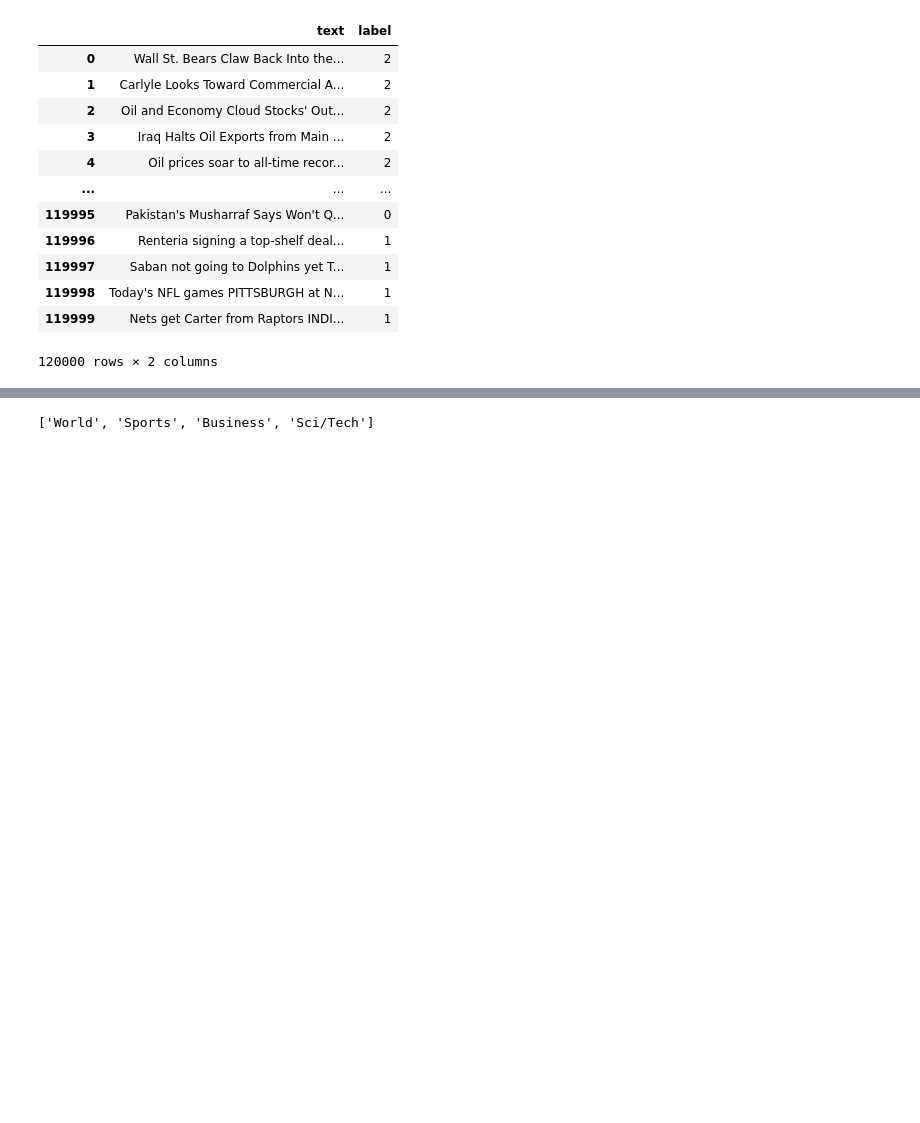
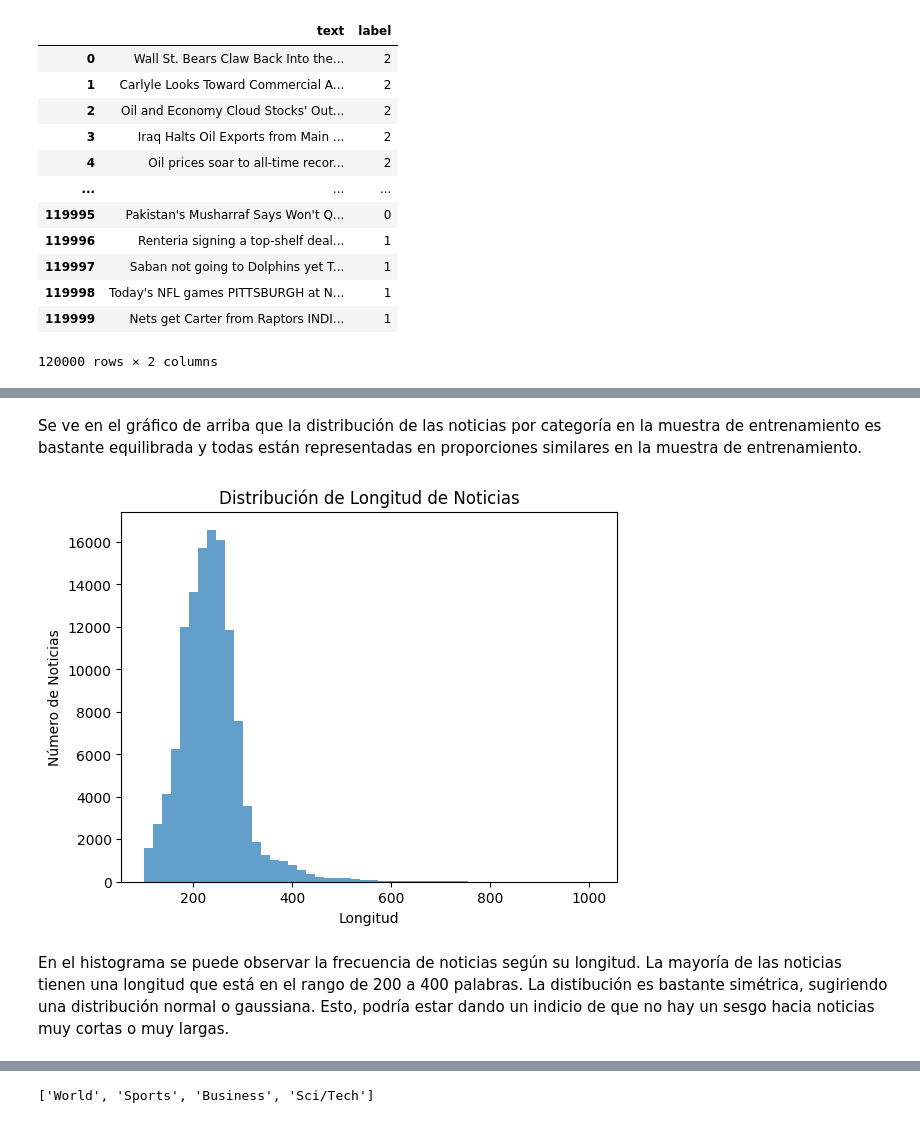
Before and after one commit to sanlares/udesa_datascience, a Jupyter notebook: aprendizaje_upervisado/TP_Final/Supervisado_UdeSA_TP_Esqueleto (1).ipynb, the cells around one changed output, grey strips where cells are left out. Drawn from its saved outputs; the diff is of its cells as text; code cells hidden in the pictures; blank space fills up the shorter version.

```diff
--- a/aprendizaje_upervisado/TP_Final/Supervisado_UdeSA_TP_Esqueleto (1).ipynb
+++ b/aprendizaje_upervisado/TP_Final/Supervisado_UdeSA_TP_Esqueleto (1).ipynb
@@ -159,0 +233,16 @@ df_train
+# %% [markdown]
+Se ve en el gráfico de arriba que la distribución de las noticias por categoría en la muestra de entrenamiento es bastante equilibrada y todas están representadas en proporciones similares en la muestra de entrenamiento.
+# %%
+# Calcular la longitud de cada noticia
+df_train['text_length'] = df_train['text'].apply(len)
+
+# Visualizar la distribución de longitudes
+plt.hist(df_train['text_length'], bins=50, alpha=0.7)
+plt.title('Distribución de Longitud de Noticias')
+plt.xlabel('Longitud')
+plt.ylabel('Número de Noticias')
+plt.show()
+# %% [output]
+[figure, added]
+# %% [markdown]
+En el histograma se puede observar la frecuencia de noticias según su longitud. La mayoría de las noticias tienen una longitud que está en el rango de 200 a 400 palabras. La distibución es bastante simétrica, sugiriendo una distribución normal o gaussiana. Esto, podría estar dando un indicio de que no hay un sesgo hacia noticias muy cortas o muy largas.
```
Also changed, not shown: parts of 14 cells of this notebook.
